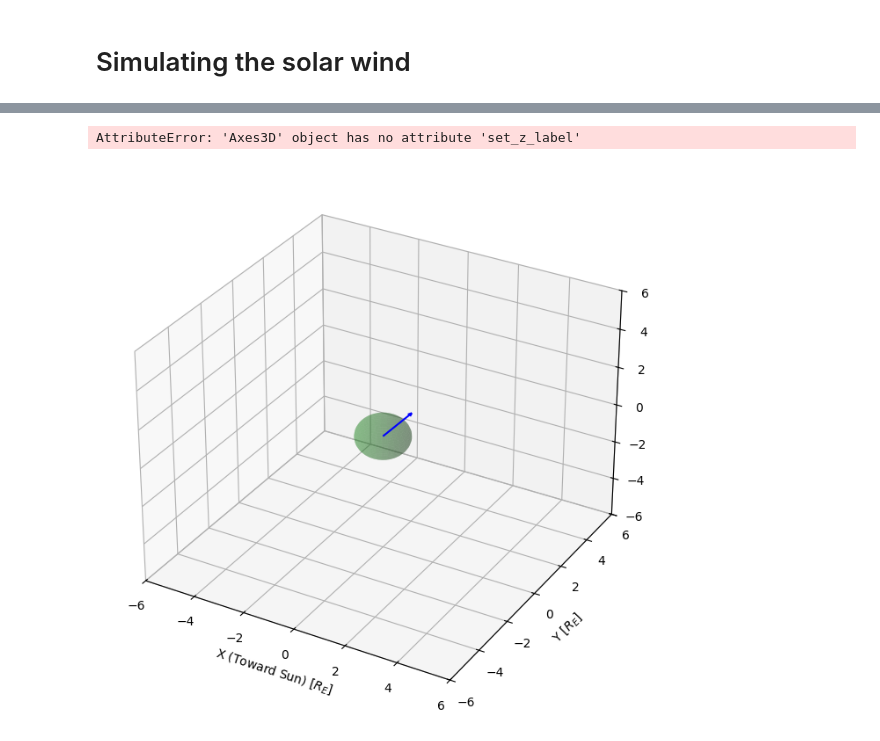
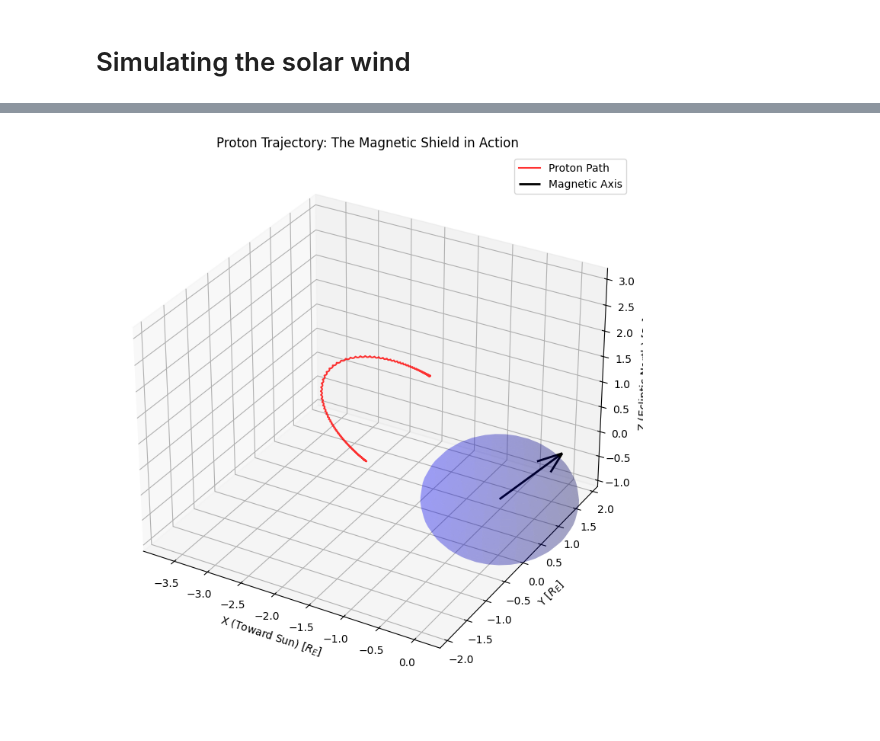
Before and after one commit to MikkelV-K/Nordlys, a Jupyter notebook: simulation.ipynb, the cells around one changed output, grey strips where cells are left out. Saved outputs shown, nothing was run; the diff lists cells and outputs as text; code cells hidden in the pictures.

```diff
--- a/simulation.ipynb
+++ b/simulation.ipynb
@@ -3,12 +3,13 @@
 # %%
 import numpy as np
 import matplotlib.pyplot as plt
+from mpl_toolkits.mplot3d import Axes3D
 
 
 R = 6371e3 # Earths mean radius [m]
 B_0 = 3.12e-5 # Earths mean magnetic field strength [T]
 e = 1.602e-19 # Elementary charge [C]
-m_p = 1.673e-27 # Proton mass [kg]
+m_p = 1.672e-27 # Proton mass [kg]
 m_hat = np.array([np.sin(np.radians(11 + 23.5)), 0, np.cos(np.radians(11 + 23.5))]) # Dipole moment unit vector (tilted 34.5° from z-axis)
 # %% [markdown]
 First we approximate the earths magnetic field to a dipole using spherical coordinates.
@@ -23,7 +24,7 @@ def get_B_field(pos): # The field will have azimuthal symmetry
 
     r_hat = r_vec/r
 
-    B_vec = B_0 / (R/r)**3 * (3 * (np.dot(m_hat,r_hat))*r_hat-m_hat)
+    B_vec = B_0 * (R/r)**3 * (3 * (np.dot(m_hat,r_hat))*r_hat-m_hat)
 
     return B_vec
 # %% [markdown]
@@ -82,6 +83,10 @@ def euler_solve_ivp(pos, v, dt):
     v_new = v + a * dt
     pos_new = pos + v_new * dt
     return pos_new, v_new
+
+def total_energy(v):
+    kinetic = 0.5 * m_p * np.dot(v, v)
+    return kinetic
 # %%
 
 # Initial Conditions
@@ -111,43 +123,46 @@ trajectory = np.array(trajectory)
 # %%
-import matplotlib.pyplot as plt
-from mpl_toolkits.mplot3d import Axes3D
-
-def plot_trajectory(trajectory, m_hat):
-    fig = plt.figure(figsize=(10, 8))
+def plot_trajectory_fixed(trajectory, m_hat):
+    fig = plt.figure(figsize=(12, 9))
     ax = fig.add_subplot(111, projection='3d')
 
     # 1. Plot the Trajectory
-    # trajectory is the (N, 3) numpy array from your loop
     ax.plot(trajectory[:, 0]/R, trajectory[:, 1]/R, trajectory[:, 2]/R,
-            label='Proton Path', color='red', linewidth=1)
+            label='Proton Path', color='red', linewidth=1.5, alpha=0.8)
 
     # 2. Draw Earth as a sphere
     u = np.linspace(0, 2 * np.pi, 30)
     v = np.linspace(0, np.pi, 30)
     x_earth = np.outer(np.cos(u), np.sin(v))
     y_earth = np.outer(np.sin(u), np.sin(v))
     z_earth = np.outer(np.ones(np.size(u)), np.cos(v))
-    ax.plot_surface(x_earth, y_earth, z_earth, color='forestgreen', alpha=0.3)
+    ax.plot_surface(x_earth, y_earth, z_earth, color='blue', alpha=0.2)
 
-    # 3. Draw the Magnetic Dipole Vector (m_hat)
-    ax.quiver(0, 0, 0, m_hat[0]*2, m_hat[1]*2, m_hat[2]*2,
-              color='blue', label='Magnetic Axis', arrow_length_ratio=0.1)
+    # 3. Draw the Magnetic Dipole Axis
+    ax.quiver(0, 0, 0, m_hat[0]*1.5, m_hat[1]*1.5, m_hat[2]*1.5,
+              color='black', label='Magnetic Axis', linewidth=2)
 
-    # Formatting
-    limit = 6 # Radii to show
-    ax.set_xlim([-limit, limit])
-    ax.set_ylim([-limit, limit])
-    ax.set_zlim([-limit, limit])
+    # FIXED: Corrected label methods
     ax.set_xlabel('X (Toward Sun) [$R_E$]')
     ax.set_ylabel('Y [$R_E$]')
-    ax.set_z_label('Z (Ecliptic North) [$R_E$]')
-    ax.set_title('Proton Trajectory in Earth\'s Magnetic Field')
+    ax.set_zlabel('Z (Ecliptic North) [$R_E$]') # No underscore after 'z'
+
+    # Set equal scale
+    max_range = np.array([trajectory[:,0].max()-trajectory[:,0].min(),
+                         trajectory[:,1].max()-trajectory[:,1].min(),
+                         trajectory[:,2].max()-trajectory[:,2].min()]).max() / (2.0 * R)
+
+    mid_x = (trajectory[:,0].max()+trajectory[:,0].min())/(2.0*R)
+    mid_y = (trajectory[:,1].max()+trajectory[:,1].min())/(2.0*R)
+    mid_z = (trajectory[:,2].max()+trajectory[:,2].min())/(2.0*R)
+
+    ax.set_xlim(mid_x - 2*max_range, mid_x + 2*max_range)
+    ax.set_ylim(mid_y - 2*max_range, mid_y + 2*max_range)
+    ax.set_zlim(mid_z - 2*max_range, mid_z + 2*max_range)
+
+    ax.set_title('Proton Trajectory: The Magnetic Shield in Action')
     ax.legend()
-
     plt.show()
 
-# Run the plot
-plot_trajectory(trajectory, m_hat)
+plot_trajectory_fixed(trajectory, m_hat)
 # %% [output]
-AttributeError: 'Axes3D' object has no attribute 'set_z_label'
-[figure, old version]
+[figure, new version]
```
Also changed, not shown: parts of 3 cells of this notebook.
